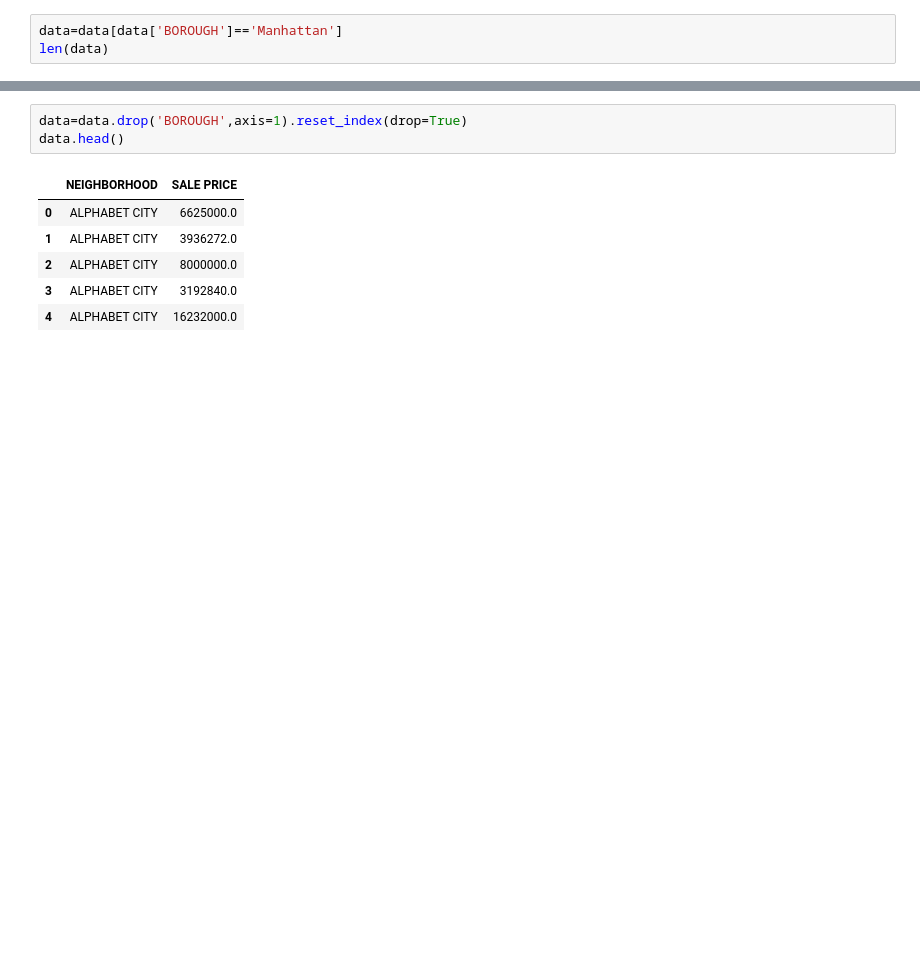
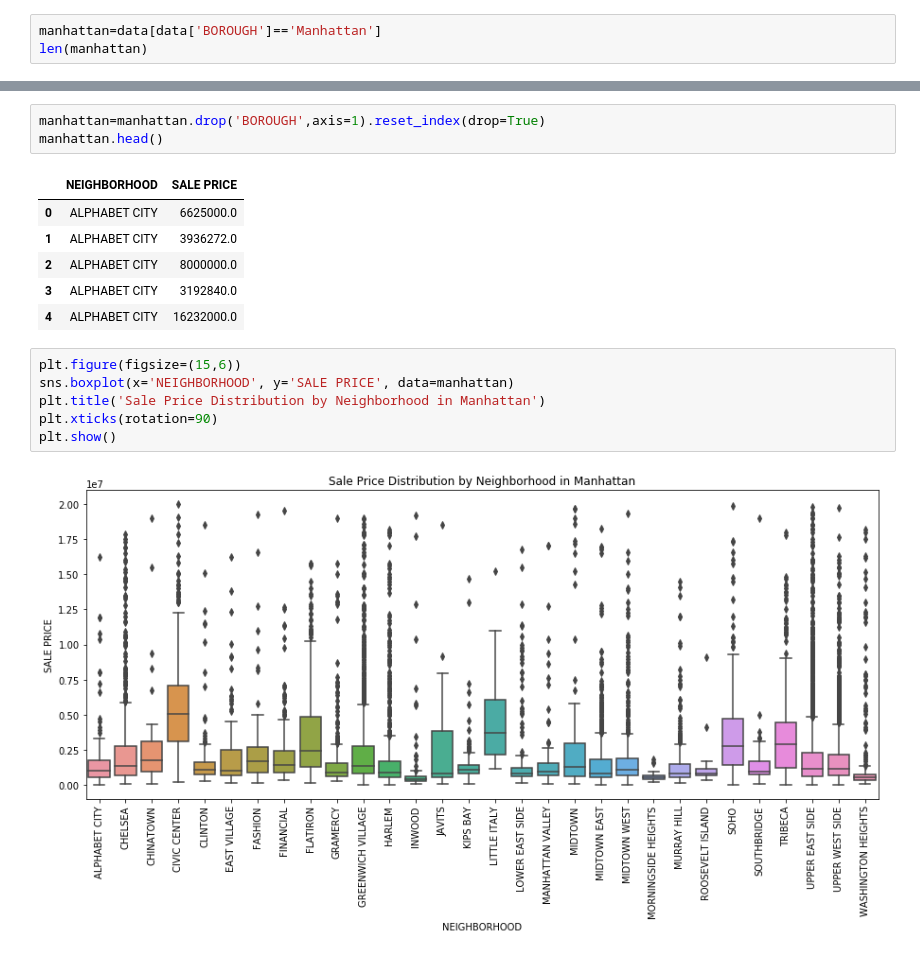
Before and after one commit to zhi-eric-yuan/github-example, a Jupyter notebook: manhattan.ipynb, the cells around one changed output, grey strips where cells are left out. Cells and saved outputs as stored; diff of their text form; blank space fills up the shorter version.

```diff
--- a/manhattan.ipynb
+++ b/manhattan.ipynb
@@ -197,15 +203,15 @@ plt.show()
 # %% [markdown]
 We will focus our study on the most expensive borough: Manhattan.
 # %%
-data=data[data['BOROUGH']=='Manhattan']
-len(data)
+manhattan=data[data['BOROUGH']=='Manhattan']
+len(manhattan)
 # %% [output]
 13886
 # %% [markdown]
 Drop the "BOROUGH" column and re-index.
 # %%
-data=data.drop('BOROUGH',axis=1).reset_index(drop=True)
-data.head()
+manhattan=manhattan.drop('BOROUGH',axis=1).reset_index(drop=True)
+manhattan.head()
 # %% [output]
 |  | NEIGHBORHOOD | SALE PRICE |
 | 0 | ALPHABET CITY | 6625000.0 |
@@ -213,4 +219,12 @@ data.head()
 | 2 | ALPHABET CITY | 8000000.0 |
 | 3 | ALPHABET CITY | 3192840.0 |
 | 4 | ALPHABET CITY | 16232000.0 |
+# %%
+plt.figure(figsize=(15,6))
+sns.boxplot(x='NEIGHBORHOOD', y='SALE PRICE', data=manhattan)
+plt.title('Sale Price Distribution by Neighborhood in Manhattan')
+plt.xticks(rotation=90)
+plt.show()
+# %% [output]
+[figure, added]
 # %%
```
Also changed, not shown: parts of 38 cells of this notebook, 2 other files.
